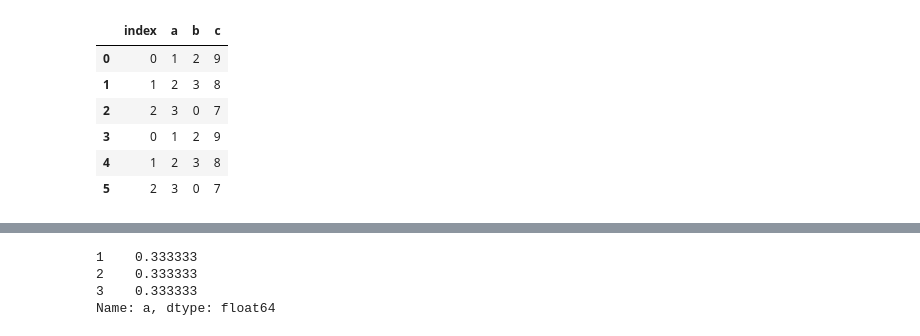
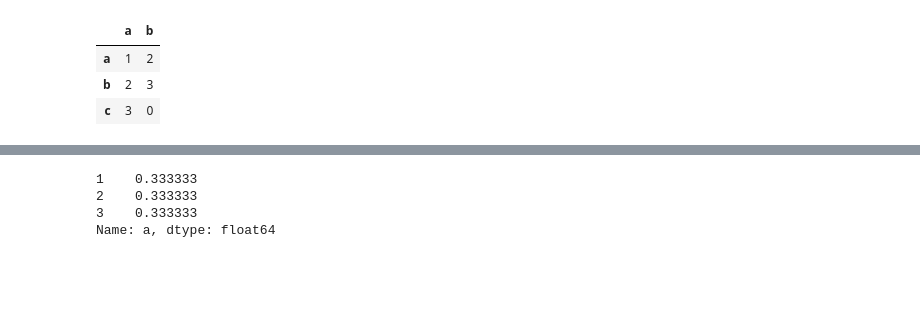
Before and after one commit to weakai/kaggle, a Jupyter notebook: 实战笔记/test.ipynb, the cells around one changed output, grey strips where cells are left out. Saved outputs shown, nothing was run; the diff lists cells and outputs as text; code cells hidden in the pictures; blank space fills up the shorter version.

```diff
--- a/实战笔记/test.ipynb
+++ b/实战笔记/test.ipynb
@@ -3,17 +3,10 @@ import pandas as pd
 import numpy as np
 from scipy.sparse import hstack
 # %%
-df = pd.DataFrame({'a': [1, 2, 3], 'b':[2,3,0]})
-arr = np.array([9,8,7])
-df['c'] = arr
-df2 = df.copy()
+df = pd.DataFrame({'a': [1, 2, 3], 'b':[2,3,0]}, index = ['a', 'b', 'c'])
+df
+# %% [output]
+|  | a | b |
+| a | 1 | 2 |
+| b | 2 | 3 |
+| c | 3 | 0 |
-# %%
-pd.concat([df, df2], axis=0).reset_index()
-# %% [output]
-|  | index | a | b | c |
-| 0 | 0 | 1 | 2 | 9 |
-| 1 | 1 | 2 | 3 | 8 |
-| 2 | 2 | 3 | 0 | 7 |
-| 3 | 0 | 1 | 2 | 9 |
-| 4 | 1 | 2 | 3 | 8 |
-| 5 | 2 | 3 | 0 | 7 |
```
Also changed, not shown: parts of 3 cells of this notebook, 10 other files.
